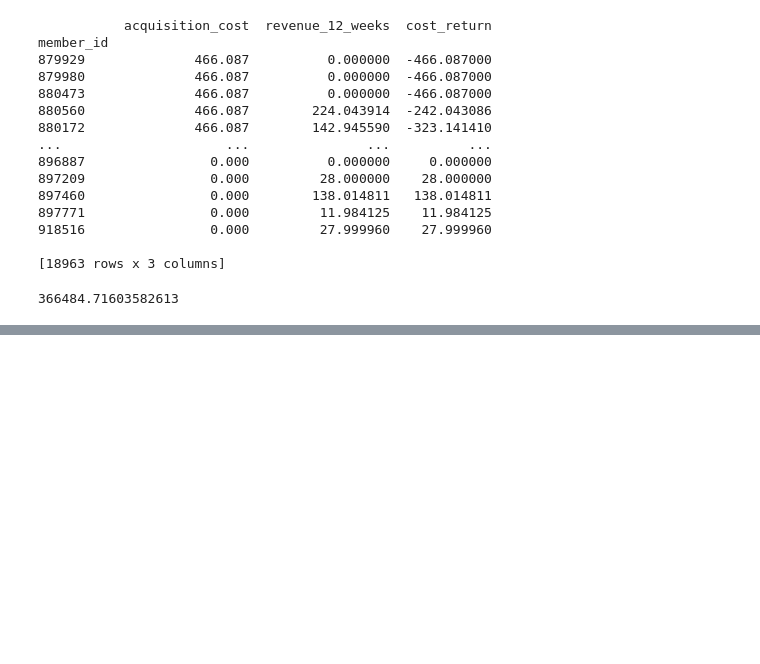
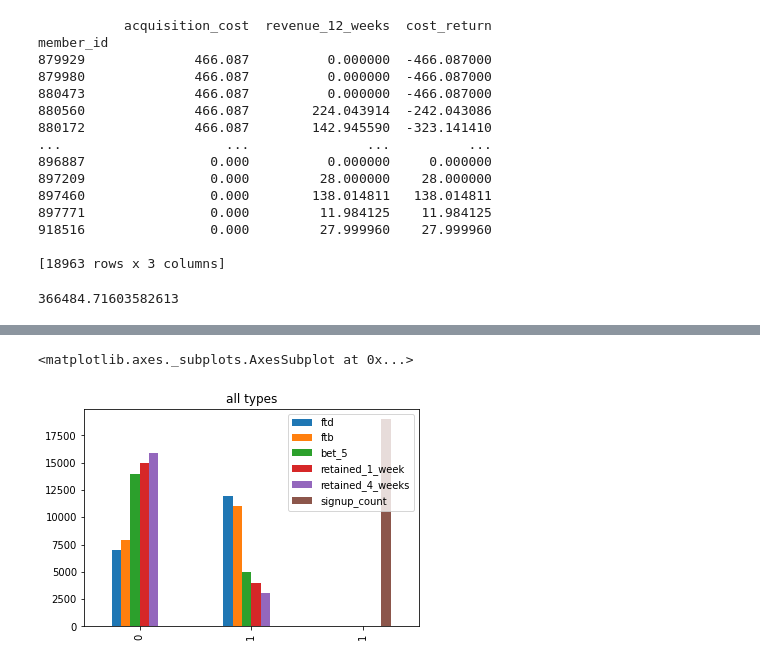
Before and after one commit to MRI-2021/Computer-science-fundamentals, a Jupyter notebook: Analysis member_activity_and_ demographics.ipynb, the cells around one changed output, grey strips where cells are left out. Saved outputs shown, nothing was run; the diff lists cells and outputs as text; code cells hidden in the pictures; blank space fills up the shorter version.

```diff
--- a/Analysis member_activity_and_ demographics.ipynb
+++ b/Analysis member_activity_and_ demographics.ipynb
@@ -261,0 +415,6 @@ print(cost_return_loss)
+# %%
+df_graph.apply(pd.value_counts).plot(kind='bar',
+                                     title='all types')
+# %% [output]
+<matplotlib.axes._subplots.AxesSubplot at 0x...>
+[figure, added]
```
Also changed, not shown: parts of 14 cells of this notebook.
